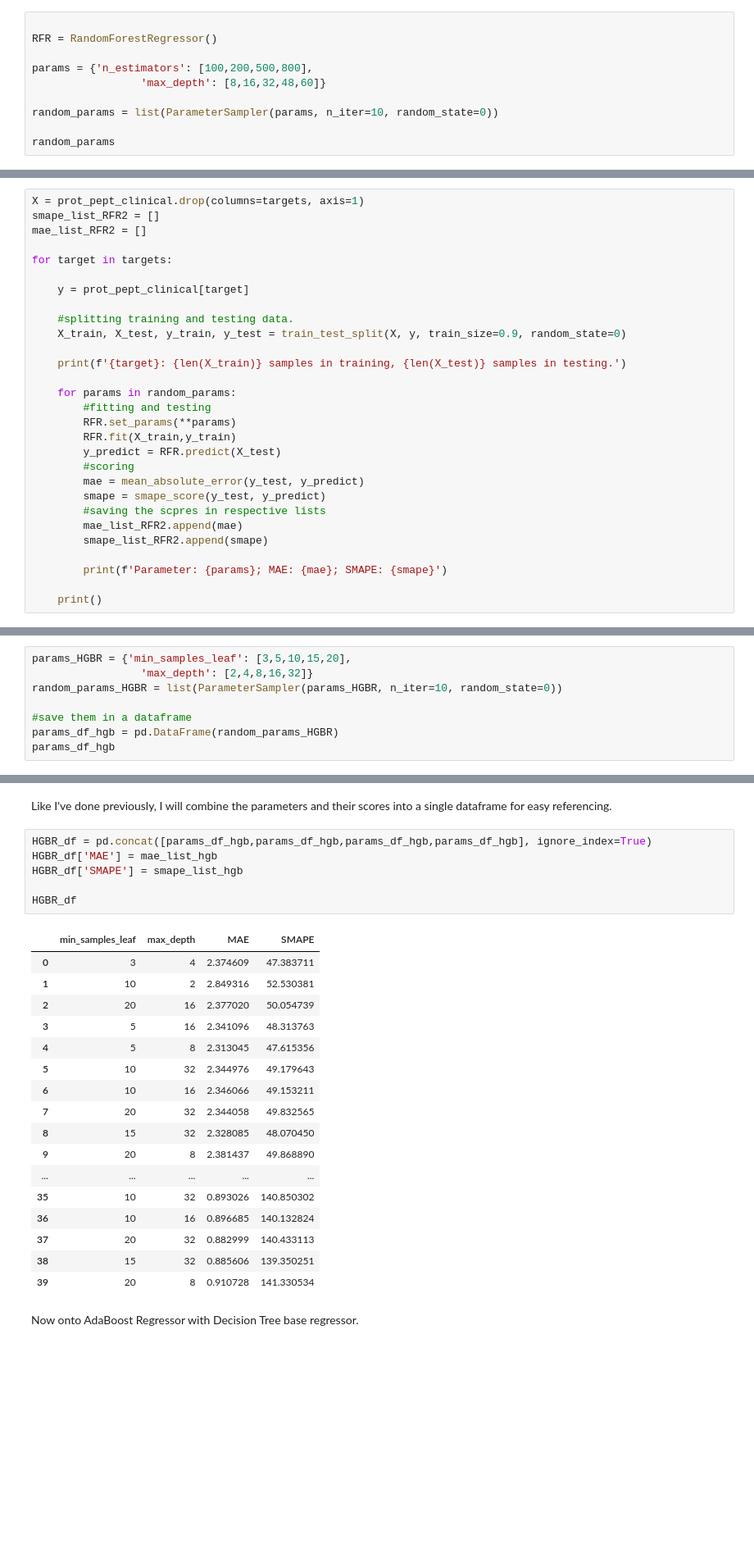
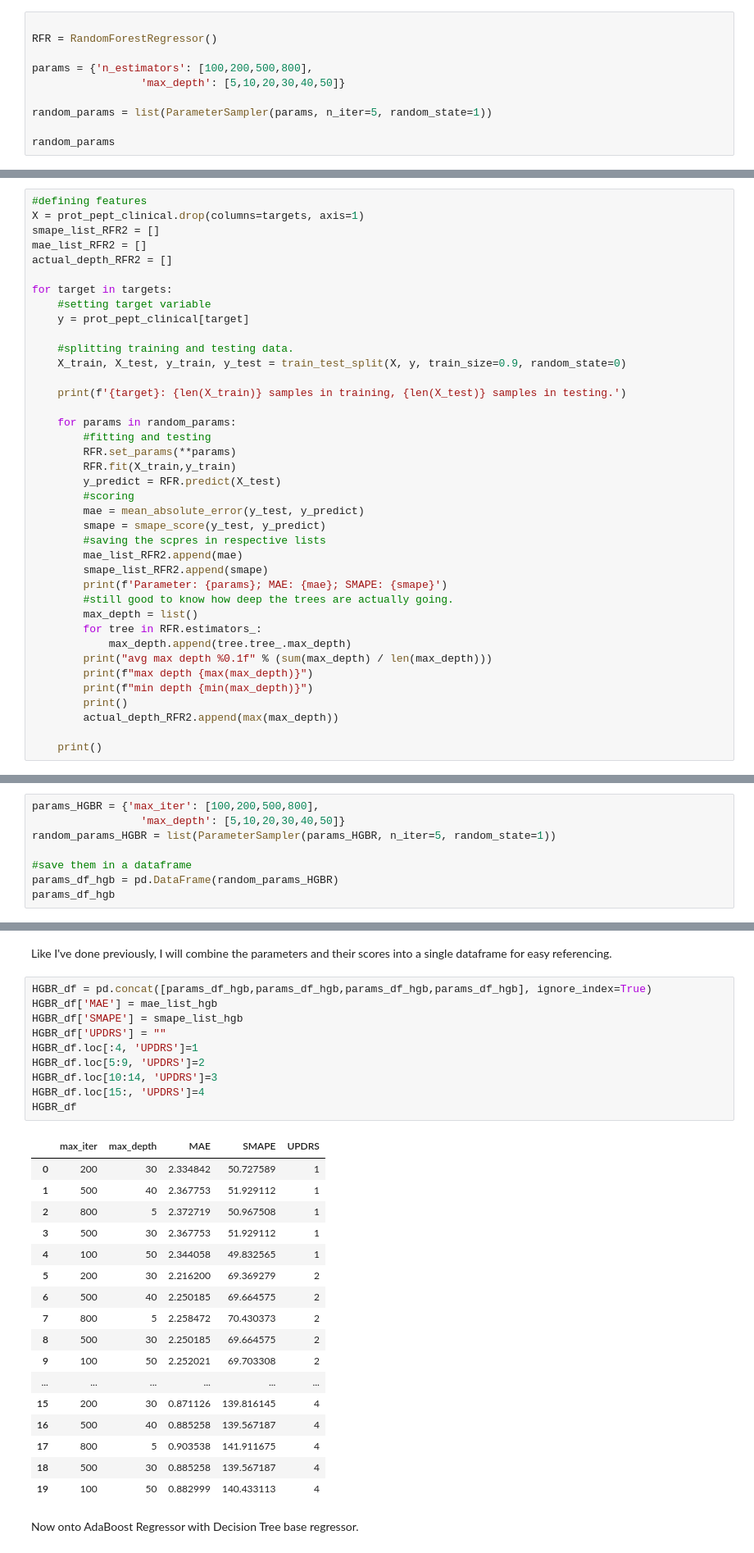
Before and after one commit to fan-yang-md/parkinsons_disease_progression_prediction, a Jupyter notebook: initial_model_selection.ipynb, the cells around one changed output, grey strips where cells are left out. Shown at 82% size. Saved outputs shown, nothing was run; the diff lists cells and outputs as text; blank space fills up the shorter version.

```diff
--- a/initial_model_selection.ipynb
+++ b/initial_model_selection.ipynb
@@ -1001,9 +978,9 @@ I'll select some parameters, based on feedback from the previous uncontrolled Ra
 RFR = RandomForestRegressor()
 
 params = {'n_estimators': [100,200,500,800],
-                 'max_depth': [8,16,32,48,60]}
+                 'max_depth': [5,10,20,30,40,50]}
 
-random_params = list(ParameterSampler(params, n_iter=10, random_state=0))
+random_params = list(ParameterSampler(params, n_iter=5, random_state=1))
 
 random_params
 # %% [output]
@@ -1133,12 +1100,14 @@ Note that the training dataset contains 2353 samples, and the testing dataset co
 
 Now we'll test the same set of parameters on the same model, on "prot_pept_clinical" data, i.e. data that was first independently imputed, then combined. Like I have previously pointed out, this method produces a dataset that it less than 50% the size of Method 1. I would expect the trained model to perform more poorly.
 # %%
+#defining features
 X = prot_pept_clinical.drop(columns=targets, axis=1)
 smape_list_RFR2 = []
 mae_list_RFR2 = []
+actual_depth_RFR2 = []
 
 for target in targets:
-
+    #setting target variable
     y = prot_pept_clinical[target]
 
     #splitting training and testing data.
@@ -1157,8 +1126,16 @@ for target in targets:
         #saving the scpres in respective lists
         mae_list_RFR2.append(mae)
         smape_list_RFR2.append(smape)
-
         print(f'Parameter: {params}; MAE: {mae}; SMAPE: {smape}')
+        #still good to know how deep the trees are actually going.
+        max_depth = list()
+        for tree in RFR.estimators_:
+            max_depth.append(tree.tree_.max_depth)
+        print("avg max depth %0.1f" % (sum(max_depth) / len(max_depth)))
+        print(f"max depth {max(max_depth)}")
+        print(f"min depth {min(max_depth)}")
+        print()
+        actual_depth_RFR2.append(max(max_depth))
 
     print()
 # %% [output]
@@ -1229,7 +1289,7 @@ HistGradientBoostingRegressor (HGBR) does not support max_features as a paramete
 # %%
-params_HGBR = {'min_samples_leaf': [3,5,10,15,20],
-                 'max_depth': [2,4,8,16,32]}
-random_params_HGBR = list(ParameterSampler(params_HGBR, n_iter=10, random_state=0))
+params_HGBR = {'max_iter': [100,200,500,800],
+                 'max_depth': [5,10,20,30,40,50]}
+random_params_HGBR = list(ParameterSampler(params_HGBR, n_iter=5, random_state=1))
 
 #save them in a dataframe
 params_df_hgb = pd.DataFrame(random_params_HGBR)
@@ -1343,26 +1359,30 @@ Like I've done previously, I will combine the parameters and their scores into a
 # %%
 HGBR_df = pd.concat([params_df_hgb,params_df_hgb,params_df_hgb,params_df_hgb], ignore_index=True)
 HGBR_df['MAE'] = mae_list_hgb
 HGBR_df['SMAPE'] = smape_list_hgb
-
+HGBR_df['UPDRS'] = ""
+HGBR_df.loc[:4, 'UPDRS']=1
+HGBR_df.loc[5:9, 'UPDRS']=2
+HGBR_df.loc[10:14, 'UPDRS']=3
+HGBR_df.loc[15:, 'UPDRS']=4
 HGBR_df
 # %% [output]
-|  | min_samples_leaf | max_depth | MAE | SMAPE |
-| 0 | 3 | 4 | 2.374609 | 47.383711 |
-| 1 | 10 | 2 | 2.849316 | 52.530381 |
-| 2 | 20 | 16 | 2.377020 | 50.054739 |
-| 3 | 5 | 16 | 2.341096 | 48.313763 |
-| 4 | 5 | 8 | 2.313045 | 47.615356 |
-| 5 | 10 | 32 | 2.344976 | 49.179643 |
-| 6 | 10 | 16 | 2.346066 | 49.153211 |
-| 7 | 20 | 32 | 2.344058 | 49.832565 |
-| 8 | 15 | 32 | 2.328085 | 48.070450 |
-| 9 | 20 | 8 | 2.381437 | 49.868890 |
-| ... | ... | ... | ... | ... |
-| 35 | 10 | 32 | 0.893026 | 140.850302 |
-| 36 | 10 | 16 | 0.896685 | 140.132824 |
-| 37 | 20 | 32 | 0.882999 | 140.433113 |
-| 38 | 15 | 32 | 0.885606 | 139.350251 |
-| 39 | 20 | 8 | 0.910728 | 141.330534 |
+|  | max_iter | max_depth | MAE | SMAPE | UPDRS |
+| 0 | 200 | 30 | 2.334842 | 50.727589 | 1 |
+| 1 | 500 | 40 | 2.367753 | 51.929112 | 1 |
+| 2 | 800 | 5 | 2.372719 | 50.967508 | 1 |
+| 3 | 500 | 30 | 2.367753 | 51.929112 | 1 |
+| 4 | 100 | 50 | 2.344058 | 49.832565 | 1 |
+| 5 | 200 | 30 | 2.216200 | 69.369279 | 2 |
+| 6 | 500 | 40 | 2.250185 | 69.664575 | 2 |
+| 7 | 800 | 5 | 2.258472 | 70.430373 | 2 |
+| 8 | 500 | 30 | 2.250185 | 69.664575 | 2 |
+| 9 | 100 | 50 | 2.252021 | 69.703308 | 2 |
+| ... | ... | ... | ... | ... | ... |
+| 15 | 200 | 30 | 0.871126 | 139.816145 | 4 |
+| 16 | 500 | 40 | 0.885258 | 139.567187 | 4 |
+| 17 | 800 | 5 | 0.903538 | 141.911675 | 4 |
+| 18 | 500 | 30 | 0.885258 | 139.567187 | 4 |
+| 19 | 100 | 50 | 0.882999 | 140.433113 | 4 |
 # %% [markdown]
 Now onto AdaBoost Regressor with Decision Tree base regressor.
```
Also changed, not shown: parts of 27 cells of this notebook, 3 other files.
